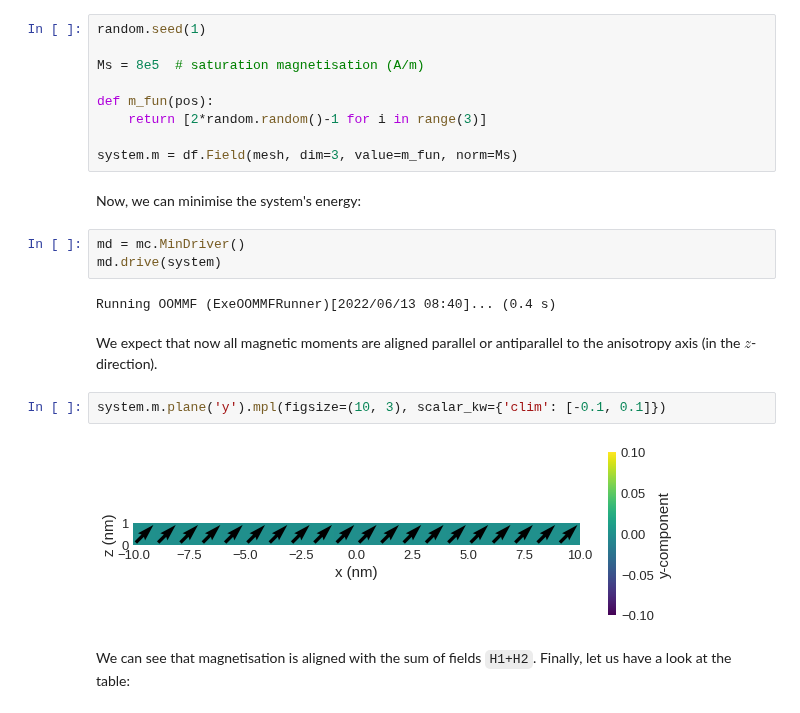
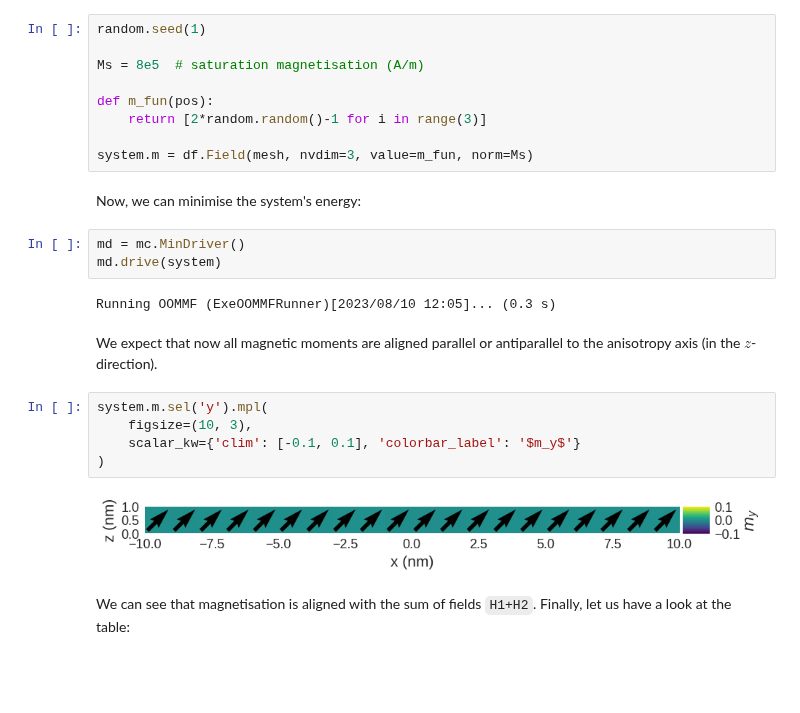
Before and after one commit to ubermag/tutorials, a Jupyter notebook: examples/multiple-terms.ipynb, the cells around one changed output. Cells and saved outputs as stored; diff of their text form; blank space fills up the shorter version.

Commit message:
replace `dim` with `nvdim`

```diff
--- a/examples/multiple-terms.ipynb
+++ b/examples/multiple-terms.ipynb
@@ -46,20 +46,23 @@ Ms = 8e5  # saturation magnetisation (A/m)
 def m_fun(pos):
     return [2*random.random()-1 for i in range(3)]
 
-system.m = df.Field(mesh, dim=3, value=m_fun, norm=Ms)
+system.m = df.Field(mesh, nvdim=3, value=m_fun, norm=Ms)
 # %% [markdown]
 Now, we can minimise the system's energy:
 # %%
 md = mc.MinDriver()
 md.drive(system)
 # %% [output]
-Running OOMMF (ExeOOMMFRunner)[2022/06/13 08:40]... (0.4 s)
+Running OOMMF (ExeOOMMFRunner)[2023/08/10 12:05]... (0.3 s)
 # %% [markdown]
 We expect that now all magnetic moments are aligned parallel or antiparallel to the anisotropy axis (in the $z$-direction).
 # %%
-system.m.plane('y').mpl(figsize=(10, 3), scalar_kw={'clim': [-0.1, 0.1]})
+system.m.sel('y').mpl(
+    figsize=(10, 3),
+    scalar_kw={'clim': [-0.1, 0.1], 'colorbar_label': '$m_y$'}
+)
 # %% [output]
-[figure, old version]
+[figure, new version]
 # %% [markdown]
 We can see that magnetisation is aligned with the sum of fields `H1+H2`. Finally, let us have a look at the table:
 # %%
```
Also changed, not shown: parts of 3 cells of this notebook.
